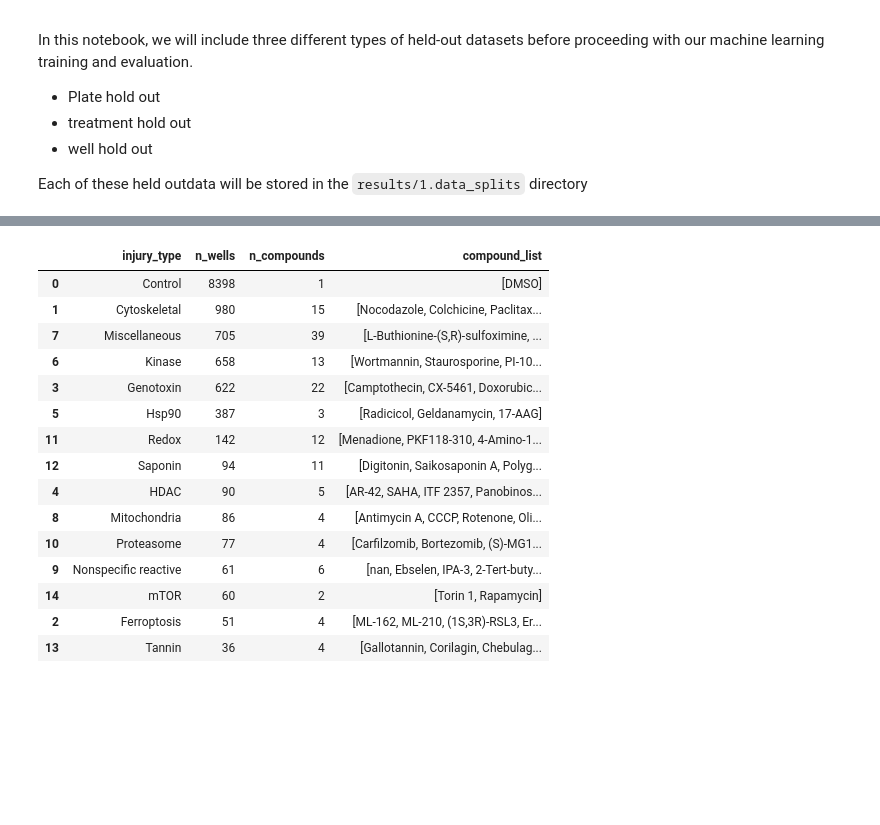
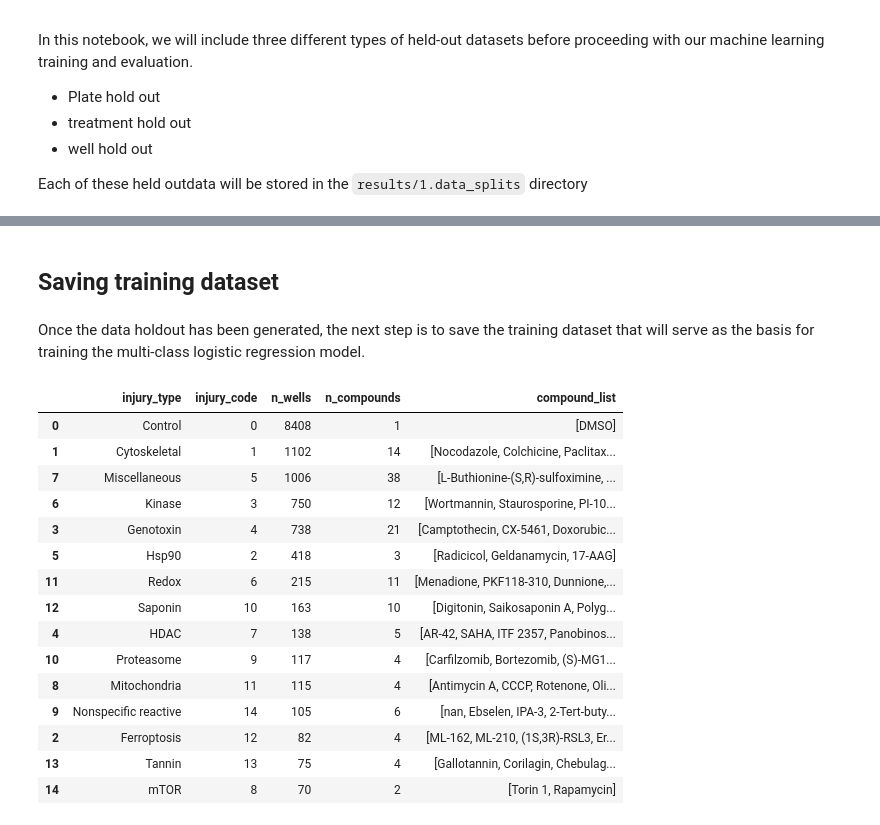
Before and after one commit to axiomcura/predicting-cell-injury-compounds, a Jupyter notebook: notebooks/1.data_splits/data_splits.ipynb, the cells around one changed output, grey strips where cells are left out. Saved outputs shown, nothing was run; the diff lists cells and outputs as text; code cells hidden in the pictures; blank space fills up the shorter version.

```diff
--- a/notebooks/1.data_splits/data_splits.ipynb
+++ b/notebooks/1.data_splits/data_splits.ipynb
@@ -278,0 +326,7 @@ To create our treatment holdout dataset, we group all wells treated with the sam
+# %%
+injury_treatment_metadata = (
+    fs_profile_df.groupby(["injury_type", "Compound Name"])
+    .size()
+    .reset_index(name="n_wells")
+)
+injury_treatment_metadata
@@ -279,16 +386,10 @@ To create our treatment holdout dataset, we group all wells treated with the sam
 # %%
-#### Plate heldout dataset
-seed = 0
-n_samples = 15
-
-# collecting randomly select wells based on treatment
-treatment_holdout_df = []
-for treatment, df in fs_profile_df.groupby("Compound Name", as_index=False):
-    heldout_treatment = df.sample(n=10, random_state=seed, replace="True")
-    treatment_holdout_df.append(heldout_treatment)
-
-# genearte treatment holdout dataframe
-treatment_holdout_df = pd.concat(treatment_holdout_df)
+# select all wells that have the treatments to be heldout
+treatment_holdout_df = fs_profile_df.loc[
+    fs_profile_df["Compound Name"].isin(
+        selected_treatments_to_holdout["held_treatment"]
+    )
+]
 
 # take the indices of the held out data frame and use it to drop those samples from
 # the main dataset. And then check if those indices are dropped
@@ -300,7 +401,6 @@ assert all(
         for num in treatment_idx_to_drop
     ]
 ), "index to be dropped found in the main dataframe"
-
 # saving the holdout data
 treatment_holdout_df.to_csv(
     data_split_dir / "treatment_holdout.csv.gz", index=False, compression="gzip"
@@ -382,40 +482,48 @@ Wells holdout shape: (1125, 378)
+# %% [markdown]
+## Saving training dataset
+# %% [markdown]
+Once the data holdout has been generated, the next step is to save the training dataset that will serve as the basis for training the multi-class logistic regression model.
 # %%
 # Showing the amount of data we have after removing the holdout data
 meta_injury = []
 for injury_type, df in fs_profile_df.groupby("injury_type"):
     # extract n_wells, n_compounds and unique compounds per injury_type
     n_wells = df.shape[0]
+    injury_code = df["injury_code"].unique()[0]
     unique_compounds = list(df["Compound Name"].unique())
     n_compounds = len(unique_compounds)
 
     # store information
-    meta_injury.append([injury_type, n_wells, n_compounds, unique_compounds])
+    meta_injury.append(
+        [injury_type, injury_code, n_wells, n_compounds, unique_compounds]
+    )
 
 # creating data frame
 injury_meta_df = pd.DataFrame(
-    meta_injury, columns=["injury_type", "n_wells", "n_compounds", "compound_list"]
+    meta_injury,
+    columns=["injury_type", "injury_code", "n_wells", "n_compounds", "compound_list"],
 ).sort_values("n_wells", ascending=False)
 injury_meta_df.to_csv(data_split_dir / "injury_well_counts_table.csv", index=False)
 
 # display
 injury_meta_df
 # %% [output]
-|  | injury_type | n_wells | n_compounds | compound_list |
-| 0 | Control | 8398 | 1 | [DMSO] |
-| 1 | Cytoskeletal | 980 | 15 | [Nocodazole, Colchicine, Paclitax... |
-| 7 | Miscellaneous | 705 | 39 | [L-Buthionine-(S,R)-sulfoximine, ... |
-| 6 | Kinase | 658 | 13 | [Wortmannin, Staurosporine, PI-10... |
-| 3 | Genotoxin | 622 | 22 | [Camptothecin, CX-5461, Doxorubic... |
-| 5 | Hsp90 | 387 | 3 | [Radicicol, Geldanamycin, 17-AAG] |
-| 11 | Redox | 142 | 12 | [Menadione, PKF118-310, 4-Amino-1... |
-| 12 | Saponin | 94 | 11 | [Digitonin, Saikosaponin A, Polyg... |
-| 4 | HDAC | 90 | 5 | [AR-42, SAHA, ITF 2357, Panobinos... |
-| 8 | Mitochondria | 86 | 4 | [Antimycin A, CCCP, Rotenone, Oli... |
-| 10 | Proteasome | 77 | 4 | [Carfilzomib, Bortezomib, (S)-MG1... |
-| 9 | Nonspecific reactive | 61 | 6 | [nan, Ebselen, IPA-3, 2-Tert-buty... |
-| 14 | mTOR | 60 | 2 | [Torin 1, Rapamycin] |
-| 2 | Ferroptosis | 51 | 4 | [ML-162, ML-210, (1S,3R)-RSL3, Er... |
-| 13 | Tannin | 36 | 4 | [Gallotannin, Corilagin, Chebulag... |
+|  | injury_type | injury_code | n_wells | n_compounds | compound_list |
+| 0 | Control | 0 | 8408 | 1 | [DMSO] |
+| 1 | Cytoskeletal | 1 | 1102 | 14 | [Nocodazole, Colchicine, Paclitax... |
+| 7 | Miscellaneous | 5 | 1006 | 38 | [L-Buthionine-(S,R)-sulfoximine, ... |
+| 6 | Kinase | 3 | 750 | 12 | [Wortmannin, Staurosporine, PI-10... |
+| 3 | Genotoxin | 4 | 738 | 21 | [Camptothecin, CX-5461, Doxorubic... |
+| 5 | Hsp90 | 2 | 418 | 3 | [Radicicol, Geldanamycin, 17-AAG] |
+| 11 | Redox | 6 | 215 | 11 | [Menadione, PKF118-310, Dunnione,... |
+| 12 | Saponin | 10 | 163 | 10 | [Digitonin, Saikosaponin A, Polyg... |
+| 4 | HDAC | 7 | 138 | 5 | [AR-42, SAHA, ITF 2357, Panobinos... |
+| 10 | Proteasome | 9 | 117 | 4 | [Carfilzomib, Bortezomib, (S)-MG1... |
+| 8 | Mitochondria | 11 | 115 | 4 | [Antimycin A, CCCP, Rotenone, Oli... |
+| 9 | Nonspecific reactive | 14 | 105 | 6 | [nan, Ebselen, IPA-3, 2-Tert-buty... |
+| 2 | Ferroptosis | 12 | 82 | 4 | [ML-162, ML-210, (1S,3R)-RSL3, Er... |
+| 13 | Tannin | 13 | 75 | 4 | [Gallotannin, Corilagin, Chebulag... |
+| 14 | mTOR | 8 | 70 | 2 | [Torin 1, Rapamycin] |
 # %%
 # shape of the update training and testing dataset after removing holdout
 print("training shape after removing holdouts", fs_profile_df.shape)
```
Also changed, not shown: parts of 25 cells of this notebook, 19 other files.
